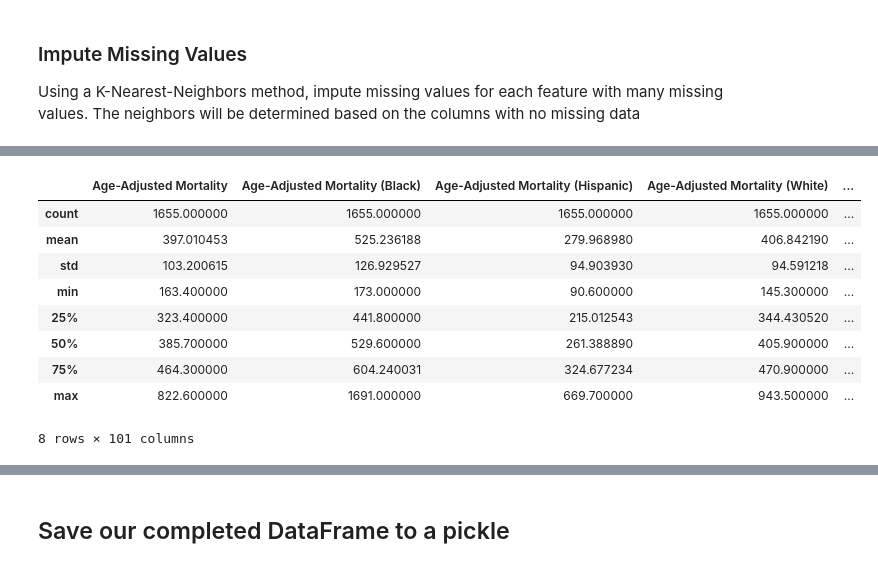
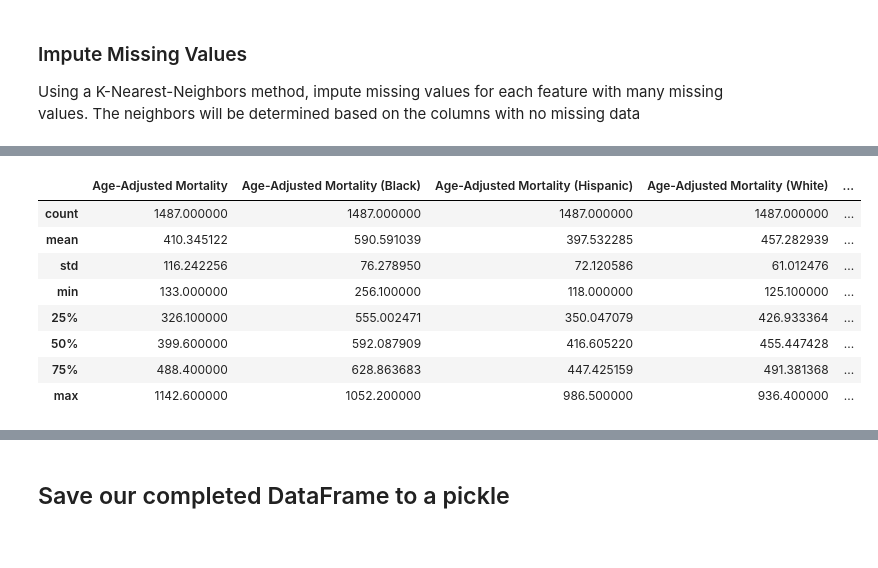
Before and after one commit to DylanGreene/drug_od_health_analytics, a Jupyter notebook: feature-selection.ipynb, the cells around one changed output, grey strips where cells are left out. Drawn from its saved outputs; the diff is of its cells as text; code cells hidden in the pictures.

```diff
--- a/feature-selection.ipynb
+++ b/feature-selection.ipynb
@@ -219,22 +212,18 @@ Index(['State', 'County', 'Age-Adjusted Mortality',
 # %%
 # Choose which of those features to cluster on
 # Subjective choice, also not including CI features or raw counts
-impute_sources = ['Age-Adjusted Mortality', '% Frequent Physical Distress',
+impute_sources = ['% Frequent Physical Distress',
        '% Frequent Mental Distress', '% Diabetic', '% Food Insecure',
-       'Drug Overdose Mortality Rate', '% Insufficient Sleep', '% Uninsured',
-       '% Uninsured.1', 'Household Income', 'Population', '% < 18', '% 65 and over',
+       '% Insufficient Sleep', 'Population', '% < 18', '% 65 and over',
        '% African American', '% American Indian/Alaskan Native', '% Asian',
        '% Native Hawaiian/Other Pacific Islander', '% Hispanic',
        '% Non-Hispanic White', '% Not Proficient in English', '% Female',
-       '% Rural', 'Years of Potential Life Lost Rate', '% Fair/Poor',
-       'Physically Unhealthy Days', 'Mentally Unhealthy Days', '% LBW',
-       '% Smokers', '% Obese', '% Physically Inactive', '% With Access',
-       '% Excessive Drinking', '% Alcohol-Impaired', 'Chlamydia Rate',
-       'Teen Birth Rate', '% Uninsured_ranked', 'Population_ranked',
-       '% Some College', '% Unemployed', '% Children in Poverty',
-       '80th Percentile Income', '20th Percentile Income',
-       'Income Ratio', '% Single-Parent Households', 'Association Rate',
-       '% Severe Housing Problems', '% Drive Alone', '% Long Commute - Drives Alone']
+       '% Rural', '% Fair/Poor',
+       'Physically Unhealthy Days', 'Mentally Unhealthy Days', '% Smokers',
+       '% Obese', '% Physically Inactive', '% Excessive Drinking',
+       'Population_ranked', '% Some College', 'Association Rate',
+       '% Severe Housing Problems', '% Drive Alone',
+       '% Long Commute - Drives Alone']
 # %%
 # Fill in missing data using a K-Nearest-Neighbors approach
 from sklearn.neighbors import KNeighborsRegressor
@@ -251,18 +240,20 @@ def knn_imputer(df, sources, target, n_neighbors=5):
     return res_df[[target]]
 # %%
 for feature in missing_counts.index.values:
+    if feature == 'Drug Overdose Mortality Rate':
+        continue # do not impute the target, we will model missing values
     res_df = knn_imputer(counties, impute_sources, feature, 5)
     counties[feature] = counties[feature].fillna(value=res_df[feature].to_dict())
-# %%
-counties.describe()
-# %% [output]
-|  | Age-Adjusted Mortality | Age-Adjusted Mortality (Black) | Age-Adjusted Mortality (Hispanic) | Age-Adjusted Mortality (White) | ... |
-| count | 1655.000000 | 1655.000000 | 1655.000000 | 1655.000000 | ... |
-| mean | 397.010453 | 525.236188 | 279.968980 | 406.842190 | ... |
-| std | 103.200615 | 126.929527 | 94.903930 | 94.591218 | ... |
-| min | 163.400000 | 173.000000 | 90.600000 | 145.300000 | ... |
-| 25% | 323.400000 | 441.800000 | 215.012543 | 344.430520 | ... |
-| 50% | 385.700000 | 529.600000 | 261.388890 | 405.900000 | ... |
-| 75% | 464.300000 | 604.240031 | 324.677234 | 470.900000 | ... |
-| max | 822.600000 | 1691.000000 | 669.700000 | 943.500000 | ... |
-8 rows × 101 columns
+# %%
+counties_notarget = counties[counties['Drug Overdose Mortality Rate'].isna()]
+counties_notarget.describe()
+# %% [output]
+|  | Age-Adjusted Mortality | Age-Adjusted Mortality (Black) | Age-Adjusted Mortality (Hispanic) | Age-Adjusted Mortality (White) | ... |
+| count | 1487.000000 | 1487.000000 | 1487.000000 | 1487.000000 | ... |
+| mean | 410.345122 | 590.591039 | 397.532285 | 457.282939 | ... |
+| std | 116.242256 | 76.278950 | 72.120586 | 61.012476 | ... |
+| min | 133.000000 | 256.100000 | 118.000000 | 125.100000 | ... |
+| 25% | 326.100000 | 555.002471 | 350.047079 | 426.933364 | ... |
+| 50% | 399.600000 | 592.087909 | 416.605220 | 455.447428 | ... |
+| 75% | 488.400000 | 628.863683 | 447.425159 | 491.381368 | ... |
+| max | 1142.600000 | 1052.200000 | 986.500000 | 936.400000 | ... |
```
Also changed, not shown: parts of 7 cells of this notebook, 2 other files.
